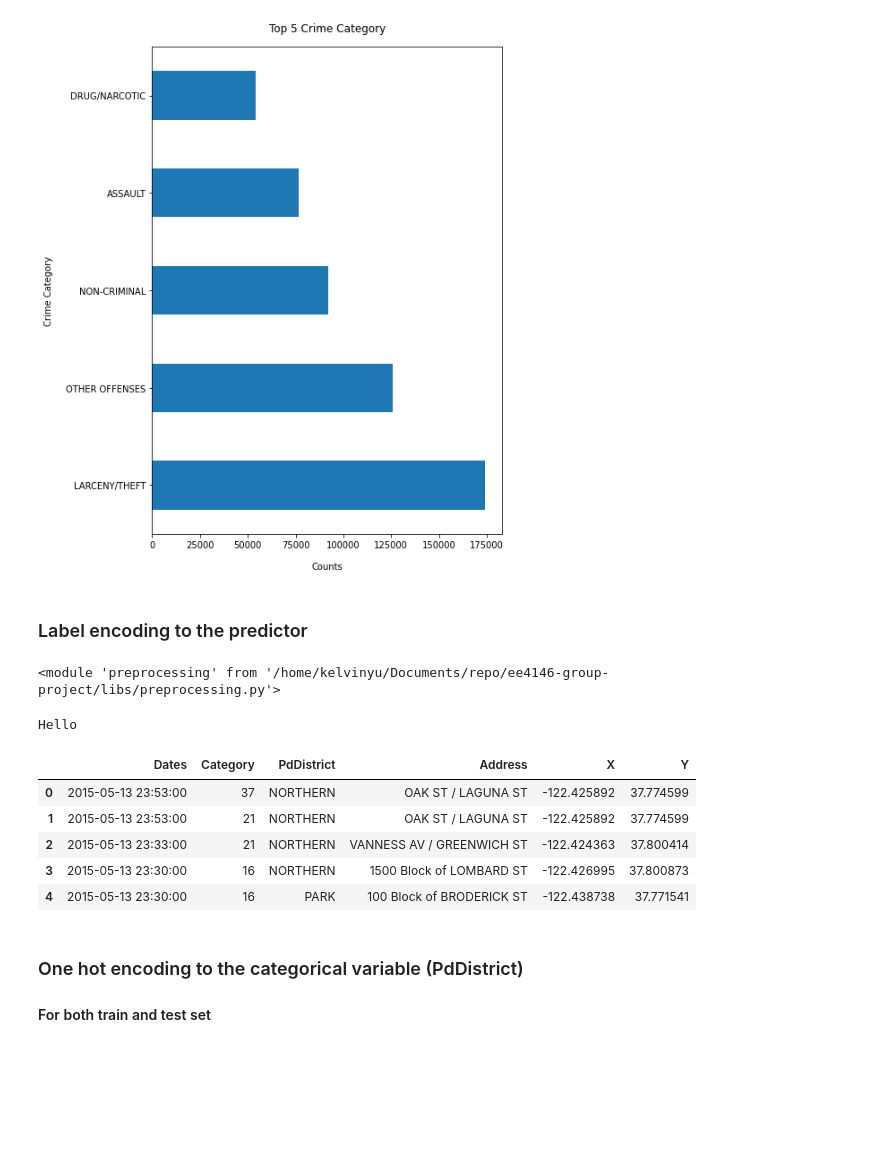
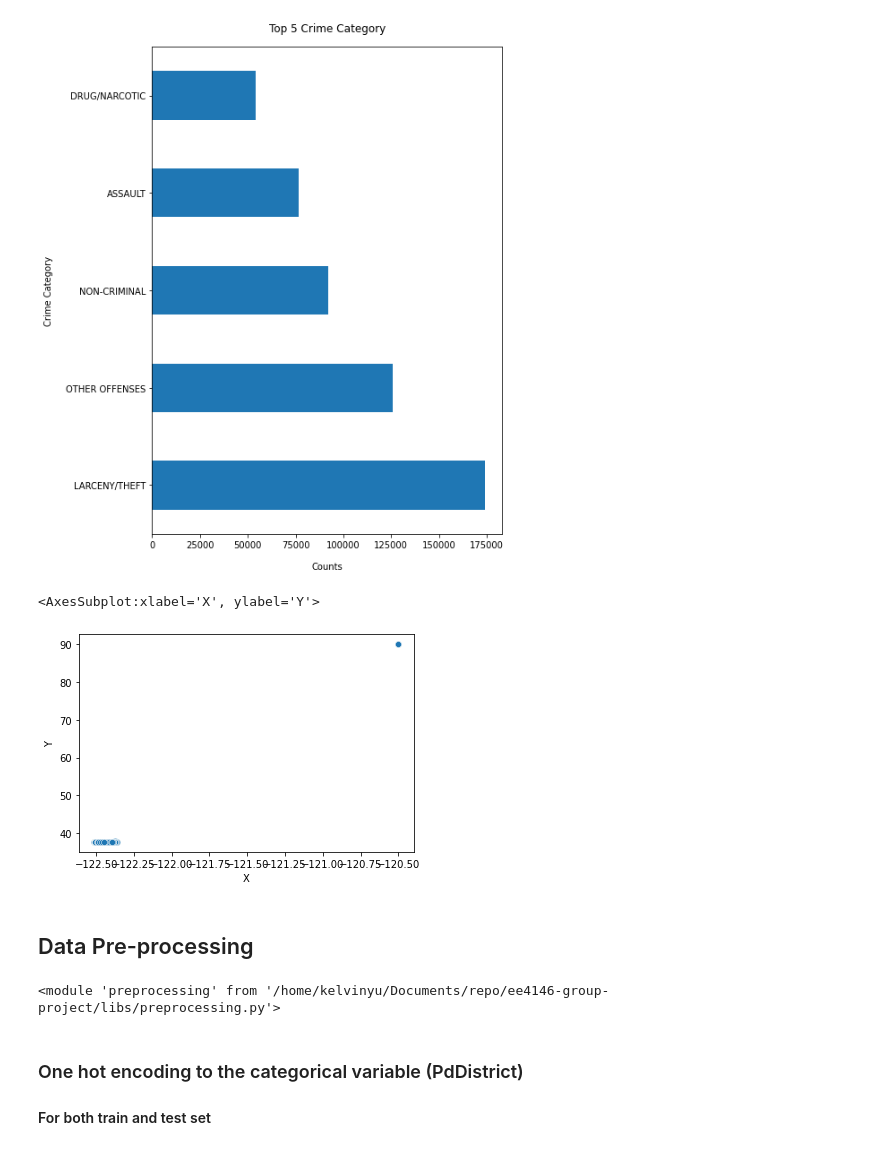
Before and after one commit to Kelvinyu1117/ee4146-group-project, a Jupyter notebook: notebooks/Data Exploration, pre-processing.ipynb, the cells around one changed output. Drawn from its saved outputs; the diff is of its cells as text; code cells hidden in the pictures; blank space fills up the shorter version.

```diff
--- a/notebooks/Data Exploration, pre-processing.ipynb
+++ b/notebooks/Data Exploration, pre-processing.ipynb
@@ -109,8 +115,13 @@ plt.ylabel("Crime Category", labelpad=14)
 plt.title("Top 5 Crime Category", y=1.02);
 # %% [output]
 [figure]
-# %% [markdown]
-### Label encoding to the predictor
+# %%
+sns.scatterplot(data=train, x="X", y="Y")
+# %% [output]
+<AxesSubplot:xlabel='X', ylabel='Y'>
+[figure, added]
+# %% [markdown]
+## Data Pre-processing
 # %%
 import sys
 from os.path import abspath, join, dirname
@@ -121,7 +132,3 @@ import imp
 imp.reload(pp)
 # %% [output]
 <module 'preprocessing' from '/home/kelvinyu/Documents/repo/ee4146-group-project/libs/preprocessing.py'>
-# %%
-pp.hello()
-# %% [output]
-Hello
@@ -130,12 +135,3 @@ train, mappings = pp.label_encode(train, ['Category'])
-# %%
-train.head()
-# %% [output]
-|  | Dates | Category | PdDistrict | Address | X | Y |
-| 0 | 2015-05-13 23:53:00 | 37 | NORTHERN | OAK ST / LAGUNA ST | -122.425892 | 37.774599 |
-| 1 | 2015-05-13 23:53:00 | 21 | NORTHERN | OAK ST / LAGUNA ST | -122.425892 | 37.774599 |
-| 2 | 2015-05-13 23:33:00 | 21 | NORTHERN | VANNESS AV / GREENWICH ST | -122.424363 | 37.800414 |
-| 3 | 2015-05-13 23:30:00 | 16 | NORTHERN | 1500 Block of LOMBARD ST | -122.426995 | 37.800873 |
-| 4 | 2015-05-13 23:30:00 | 16 | PARK | 100 Block of BRODERICK ST | -122.438738 | 37.771541 |
 # %% [markdown]
 ### One hot encoding to the categorical variable (PdDistrict)
 #### For both train and test set
```
Also changed, not shown: parts of 24 cells of this notebook, 2 other files.
